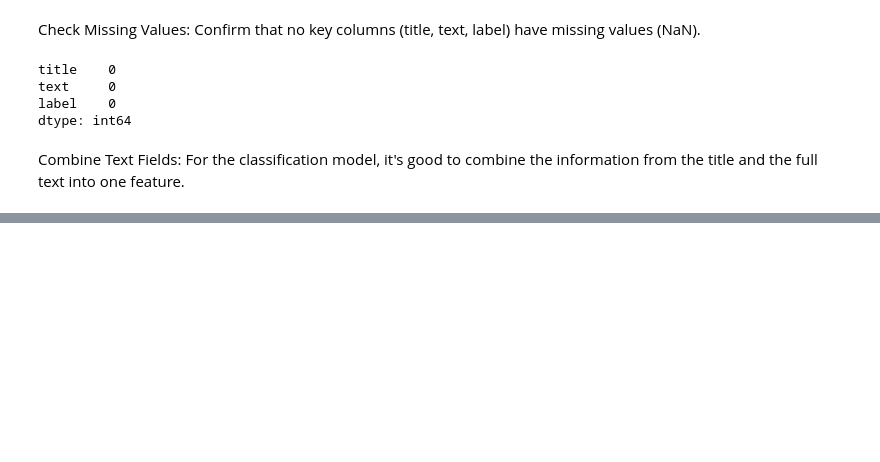
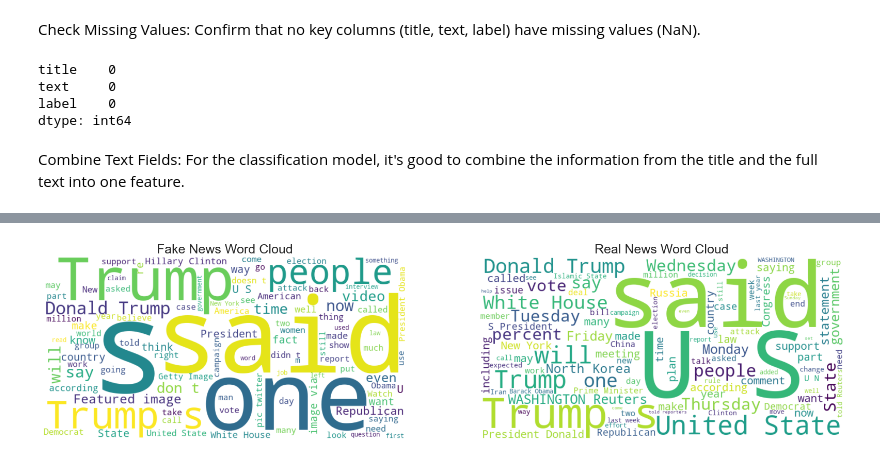
Before and after one commit to MTPeraya/Fake-News-Classifier-NLP, a Jupyter notebook: fake_news_classifier/notebooks/1.0_EDA_and_Preprocessing.ipynb, the cells around one changed output, grey strips where cells are left out. Saved outputs shown, nothing was run; the diff lists cells and outputs as text; code cells hidden in the pictures; blank space fills up the shorter version.

```diff
--- a/fake_news_classifier/notebooks/1.0_EDA_and_Preprocessing.ipynb
+++ b/fake_news_classifier/notebooks/1.0_EDA_and_Preprocessing.ipynb
@@ -74,0 +225,39 @@ df = df.drop(['title', 'text'], axis=1) # Drop the originals
+# %%
+# --- Word-Level EDA with Word Clouds ---
+from wordcloud import WordCloud, STOPWORDS
+# Assuming 'df' is your combined DataFrame with 'full_text' and 'label' (as strings '0'/'1')
+
+# 1. Group the text data by label
+# We use .astype(str) to be safe against mixed types
+fake_text = " ".join(df[df['label'] == '0']['full_text'].astype(str))
+real_text = " ".join(df[df['label'] == '1']['full_text'].astype(str))
+
+# 2. Create a figure for both clouds
+fig, axes = plt.subplots(1, 2, figsize=(20, 10))
+
+
+# 3. Word Cloud for Fake News
+wordcloud_fake = WordCloud(
+    width=800, height=400, background_color='white',
+    max_words=100,
+    stopwords=STOPWORDS
+).generate(fake_text)
+axes[0].imshow(wordcloud_fake, interpolation='bilinear')
+axes[0].axis('off')
+axes[0].set_title('Fake News Word Cloud', fontsize=18)
+
+# 4. Word Cloud for Real News
+wordcloud_real = WordCloud(
+    width=800, height=400, background_color='white',
+    max_words=100,
+    stopwords=STOPWORDS
+).generate(real_text)
+axes[1].imshow(wordcloud_real, interpolation='bilinear')
+axes[1].axis('off')
+axes[1].set_title('Real News Word Cloud', fontsize=18)
+
+plt.show()
+plt.show()
+# [Image of Word Clouds comparing fake and real news]
+# %% [output]
+[figure, added]
```
Also changed, not shown: parts of 6 cells of this notebook.
